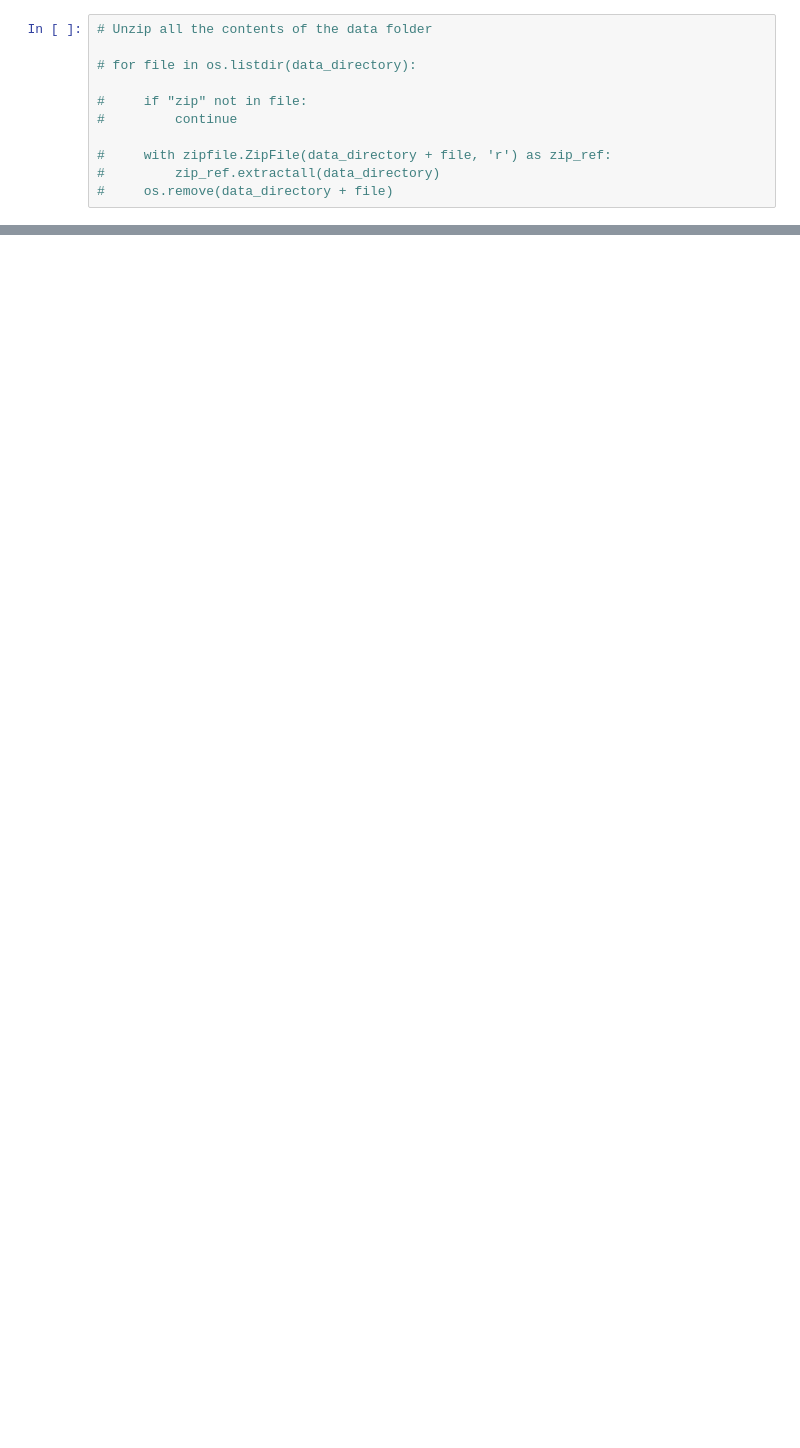
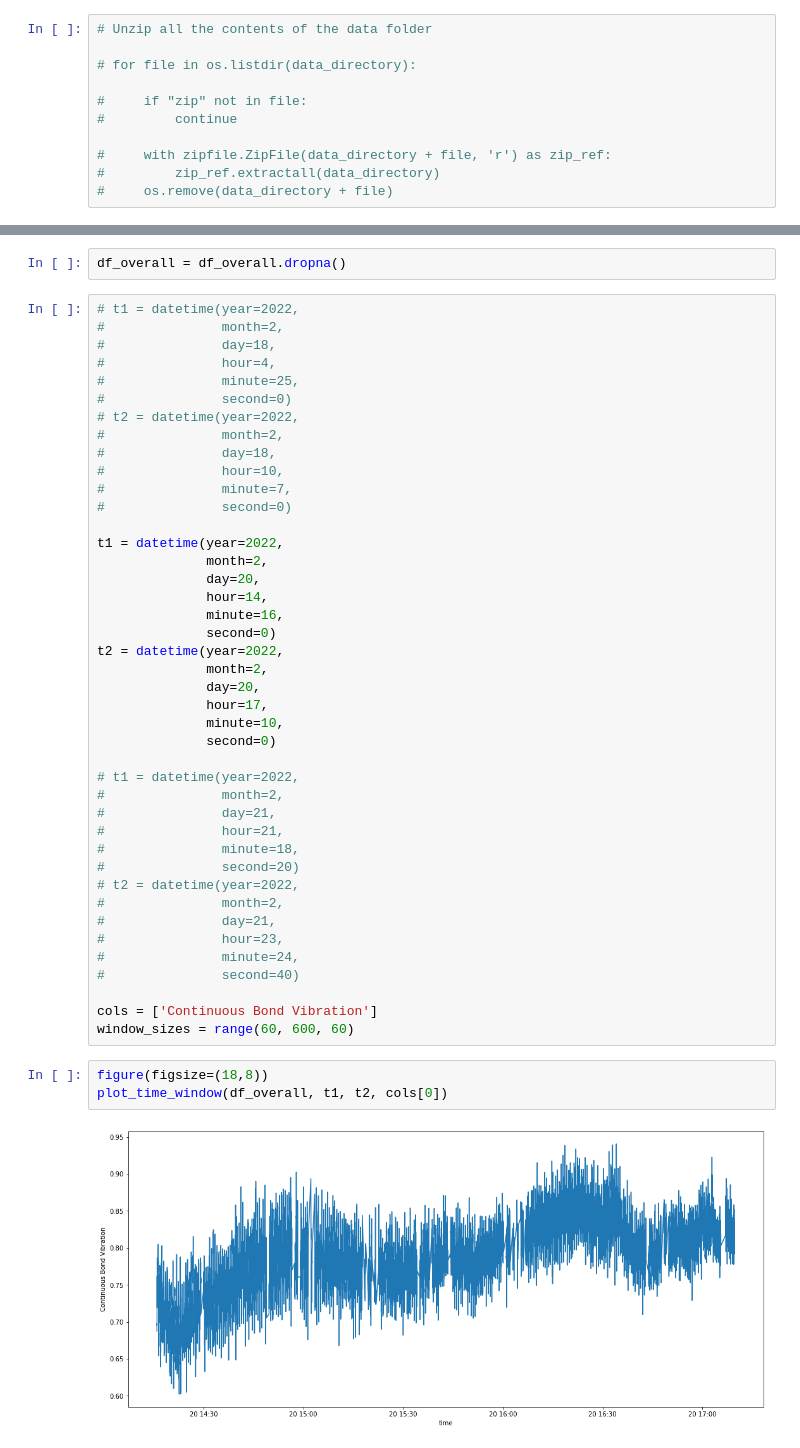
Before and after one commit to greenwaltc/PG_workspace, a Jupyter notebook: hourly-matrix-profile.ipynb, the cells around one changed output, grey strips where cells are left out. Drawn from its saved outputs; the diff is of its cells as text; blank space fills up the shorter version.

```diff
--- a/hourly-matrix-profile.ipynb
+++ b/hourly-matrix-profile.ipynb
@@ -121,0 +170,49 @@ NameError: name 'data_directory' is not defined
+# %%
+df_overall = df_overall.dropna()
+# %%
+# t1 = datetime(year=2022,
+#               month=2,
+#               day=18,
+#               hour=4,
+#               minute=25,
+#               second=0)
+# t2 = datetime(year=2022,
+#               month=2,
+#               day=18,
+#               hour=10,
+#               minute=7,
+#               second=0)
+
+t1 = datetime(year=2022,
+              month=2,
+              day=20,
+              hour=14,
+              minute=16,
+              second=0)
+t2 = datetime(year=2022,
+              month=2,
+              day=20,
+              hour=17,
+              minute=10,
+              second=0)
+
+# t1 = datetime(year=2022,
+#               month=2,
+#               day=21,
+#               hour=21,
+#               minute=18,
+#               second=20)
+# t2 = datetime(year=2022,
+#               month=2,
+#               day=21,
+#               hour=23,
+#               minute=24,
+#               second=40)
+
+cols = ['Continuous Bond Vibration']
+window_sizes = range(60, 600, 60)
+# %%
+figure(figsize=(18,8))
+plot_time_window(df_overall, t1, t2, cols[0])
+# %% [output]
+[figure, added]
```
Also changed, not shown: parts of 11 cells of this notebook.
